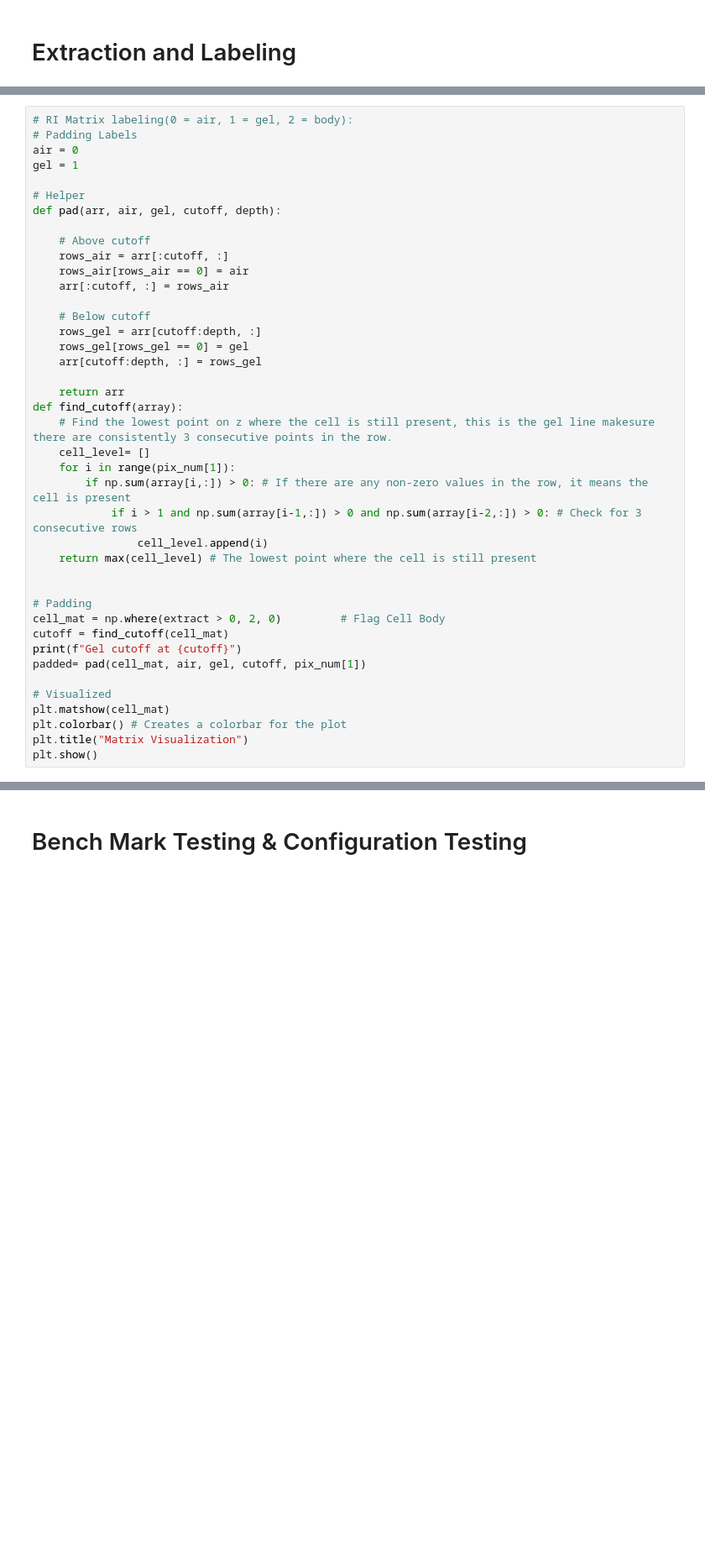
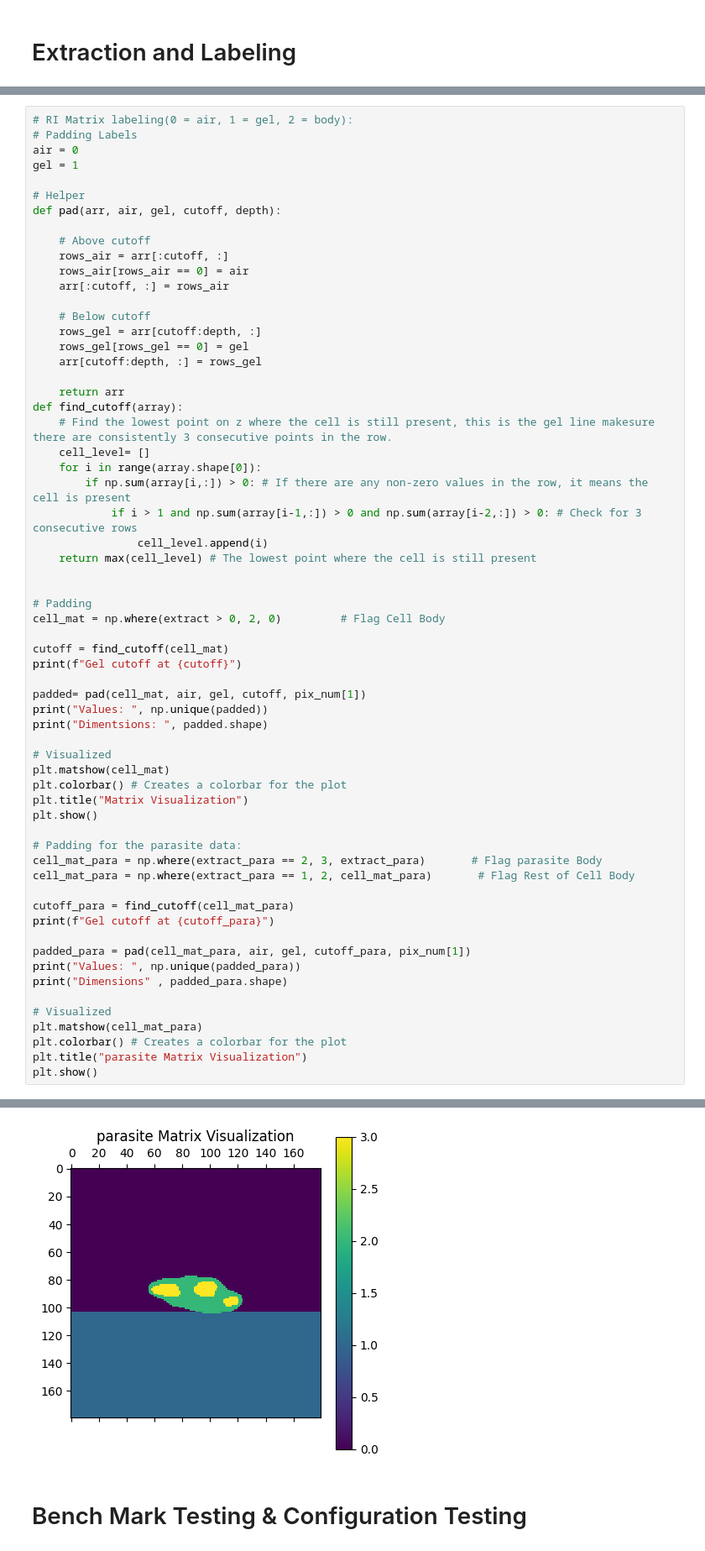
Before and after one commit to Cow415/Photon-Transport-Simulation, a Jupyter notebook: run_mcxcl/run_mcxcl.ipynb, the cells around one changed output, grey strips where cells are left out. Shown at 84% size. Cells and saved outputs as stored; diff of their text form; blank space fills up the shorter version.

```diff
--- a/run_mcxcl/run_mcxcl.ipynb
+++ b/run_mcxcl/run_mcxcl.ipynb
@@ -79,7 +98,7 @@ def pad(arr, air, gel, cutoff, depth):
 def find_cutoff(array):
     # Find the lowest point on z where the cell is still present, this is the gel line makesure there are consistently 3 consecutive points in the row.
     cell_level= []
-    for i in range(pix_num[1]):
+    for i in range(array.shape[0]):
         if np.sum(array[i,:]) > 0: # If there are any non-zero values in the row, it means the cell is present
             if i > 1 and np.sum(array[i-1,:]) > 0 and np.sum(array[i-2,:]) > 0: # Check for 3 consecutive rows
                 cell_level.append(i)
@@ -88,14 +107,35 @@ def find_cutoff(array):
 
 # Padding
 cell_mat = np.where(extract > 0, 2, 0)         # Flag Cell Body
+
 cutoff = find_cutoff(cell_mat)
 print(f"Gel cutoff at {cutoff}")
+
 padded= pad(cell_mat, air, gel, cutoff, pix_num[1])
+print("Values: ", np.unique(padded))
+print("Dimentsions: ", padded.shape)
 
 # Visualized
 plt.matshow(cell_mat)
 plt.colorbar() # Creates a colorbar for the plot
 plt.title("Matrix Visualization")
 plt.show()
+
+# Padding for the parasite data:
+cell_mat_para = np.where(extract_para == 2, 3, extract_para)       # Flag parasite Body
+cell_mat_para = np.where(extract_para == 1, 2, cell_mat_para)       # Flag Rest of Cell Body
+
+cutoff_para = find_cutoff(cell_mat_para)
+print(f"Gel cutoff at {cutoff_para}")
+
+padded_para = pad(cell_mat_para, air, gel, cutoff_para, pix_num[1])
+print("Values: ", np.unique(padded_para))
+print("Dimensions" , padded_para.shape)
+
+# Visualized
+plt.matshow(cell_mat_para)
+plt.colorbar() # Creates a colorbar for the plot
+plt.title("parasite Matrix Visualization")
+plt.show()
 # %% [output]
 Gel cutoff at 120
@@ -103,3 +148,4 @@ Gel cutoff at 120
+[figure, added]
 # %% [markdown]
 # Bench Mark Testing & Configuration Testing
 # %%
```
Also changed, not shown: parts of 13 cells of this notebook, 6 other files.
